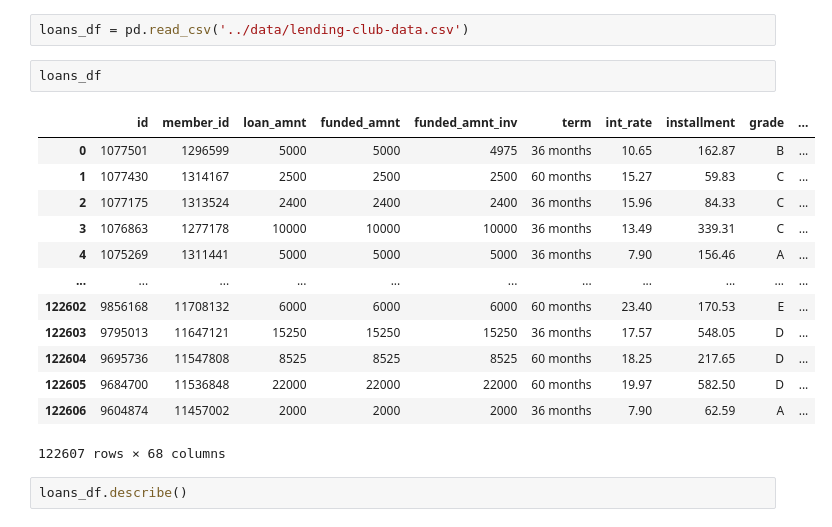
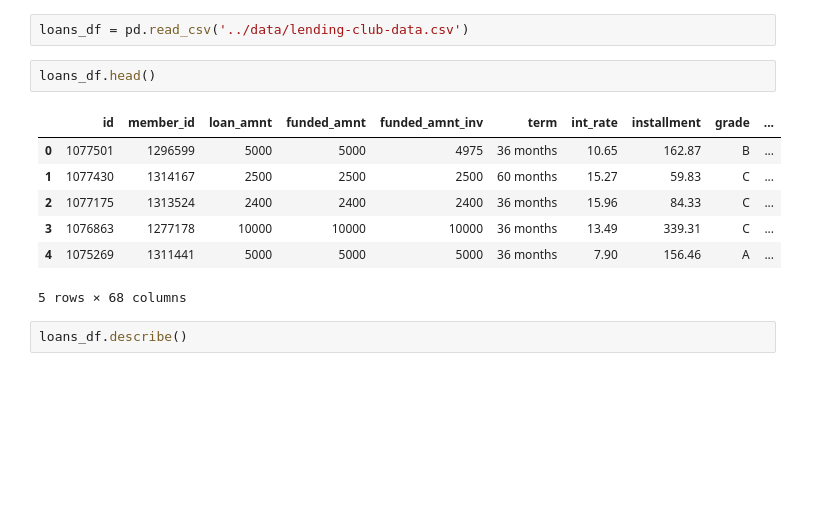
Before and after one commit to volinh911/AI_LAB_FINAL, a Jupyter notebook: notebook/NB01.ipynb, the cells around one changed output. Cells and saved outputs as stored; diff of their text form; blank space fills up the shorter version.

```diff
--- a/notebook/NB01.ipynb
+++ b/notebook/NB01.ipynb
@@ -55,21 +53,15 @@ import seaborn as sns
 # %%
 loans_df = pd.read_csv('../data/lending-club-data.csv')
 # %%
-loans_df
+loans_df.head()
 # %% [output]
 |  | id | member_id | loan_amnt | funded_amnt | funded_amnt_inv | term | int_rate | installment | grade | ... |
 | 0 | 1077501 | 1296599 | 5000 | 5000 | 4975 | 36 months | 10.65 | 162.87 | B | ... |
 | 1 | 1077430 | 1314167 | 2500 | 2500 | 2500 | 60 months | 15.27 | 59.83 | C | ... |
 | 2 | 1077175 | 1313524 | 2400 | 2400 | 2400 | 36 months | 15.96 | 84.33 | C | ... |
 | 3 | 1076863 | 1277178 | 10000 | 10000 | 10000 | 36 months | 13.49 | 339.31 | C | ... |
 | 4 | 1075269 | 1311441 | 5000 | 5000 | 5000 | 36 months | 7.90 | 156.46 | A | ... |
-| ... | ... | ... | ... | ... | ... | ... | ... | ... | ... | ... |
-| 122602 | 9856168 | 11708132 | 6000 | 6000 | 6000 | 60 months | 23.40 | 170.53 | E | ... |
-| 122603 | 9795013 | 11647121 | 15250 | 15250 | 15250 | 36 months | 17.57 | 548.05 | D | ... |
-| 122604 | 9695736 | 11547808 | 8525 | 8525 | 8525 | 60 months | 18.25 | 217.65 | D | ... |
-| 122605 | 9684700 | 11536848 | 22000 | 22000 | 22000 | 60 months | 19.97 | 582.50 | D | ... |
-| 122606 | 9604874 | 11457002 | 2000 | 2000 | 2000 | 36 months | 7.90 | 62.59 | A | ... |
-122607 rows × 68 columns
+5 rows × 68 columns
 # %%
 loans_df.describe()
 # %% [output]
```
Also changed, not shown: parts of 31 cells of this notebook, 2 other files.
